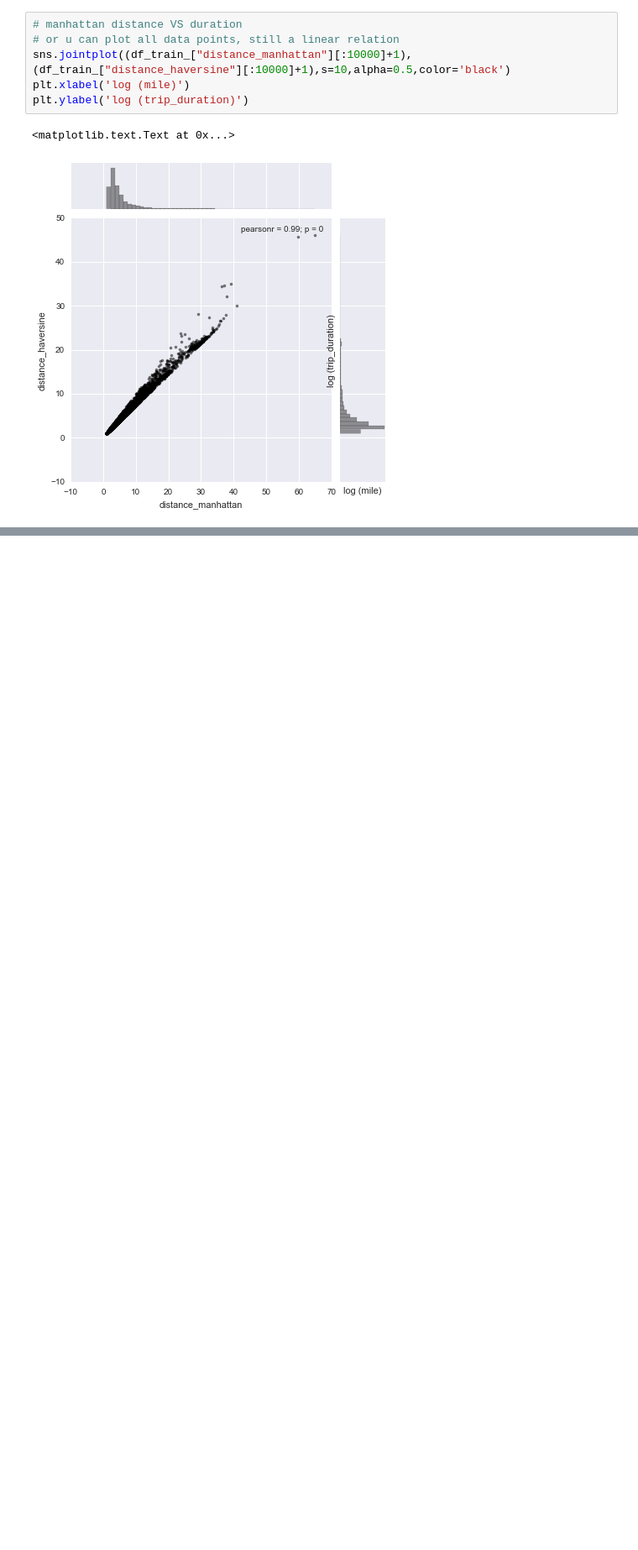
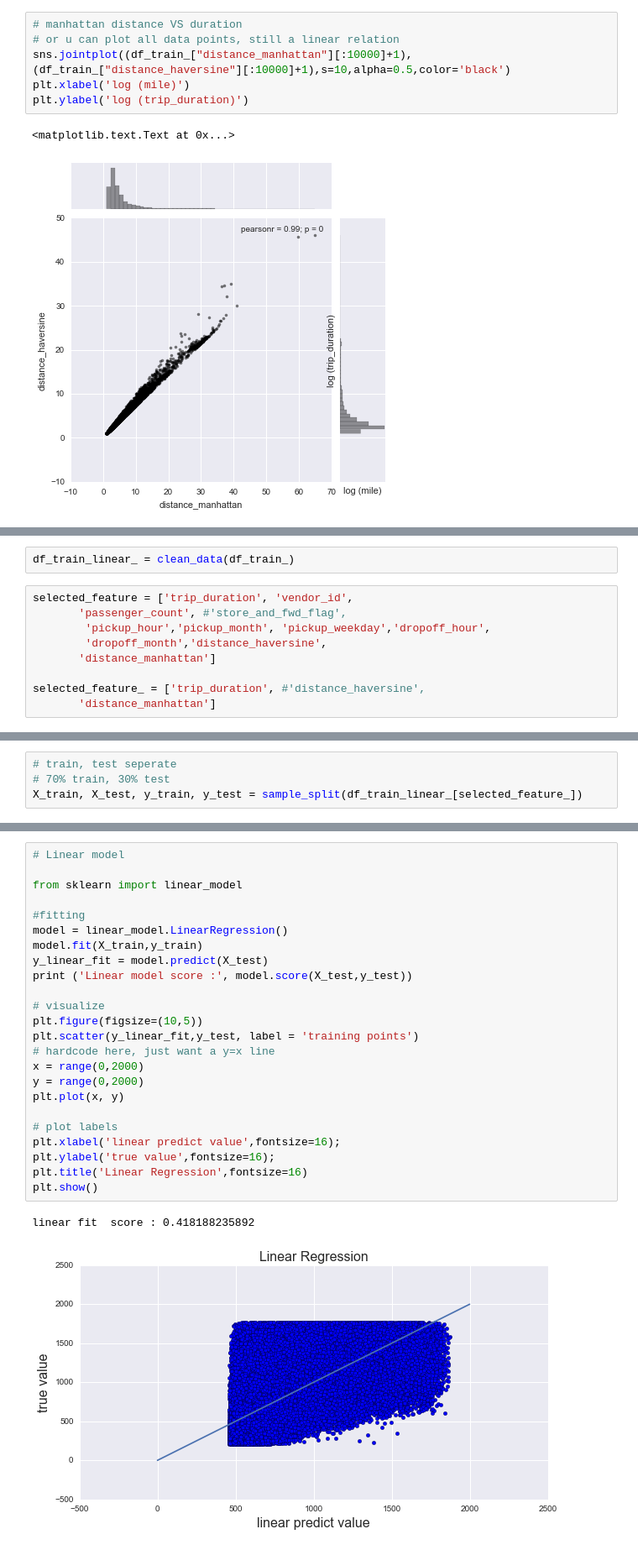
Before and after one commit to yennanliu/NYC_Taxi_Trip_Duration, a Jupyter notebook: notebook/NYC_Taxi_ML_V1_Yen.ipynb, the cells around one changed output, grey strips where cells are left out. Shown at 84% size. Saved outputs shown, nothing was run; the diff lists cells and outputs as text; blank space fills up the shorter version.

Commit message:
simple clean and fit data with linear model

```diff
--- a/notebook/NYC_Taxi_ML_V1_Yen.ipynb
+++ b/notebook/NYC_Taxi_ML_V1_Yen.ipynb
@@ -171,0 +231,11 @@ plt.ylabel('log (trip_duration)')
+# %%
+df_train_linear_ = clean_data(df_train_)
+# %%
+selected_feature = ['trip_duration', 'vendor_id',
+       'passenger_count', #'store_and_fwd_flag',
+        'pickup_hour','pickup_month', 'pickup_weekday','dropoff_hour',
+        'dropoff_month','distance_haversine',
+       'distance_manhattan']
+
+selected_feature_ = ['trip_duration', #'distance_haversine',
+       'distance_manhattan']
@@ -171,0 +247,4 @@ plt.ylabel('log (trip_duration)')
+# %%
+# train, test seperate
+# 70% train, 30% test
+X_train, X_test, y_train, y_test = sample_split(df_train_linear_[selected_feature_])
@@ -171,0 +253,27 @@ plt.ylabel('log (trip_duration)')
+# %%
+# Linear model
+
+from sklearn import linear_model
+
+#fitting
+model = linear_model.LinearRegression()
+model.fit(X_train,y_train)
+y_linear_fit = model.predict(X_test)
+print ('Linear model score :', model.score(X_test,y_test))
+
+# visualize
+plt.figure(figsize=(10,5))
+plt.scatter(y_linear_fit,y_test, label = 'training points')
+# hardcode here, just want a y=x line
+x = range(0,2000)
+y = range(0,2000)
+plt.plot(x, y)
+
+# plot labels
+plt.xlabel('linear predict value',fontsize=16);
+plt.ylabel('true value',fontsize=16);
+plt.title('Linear Regression',fontsize=16)
+plt.show()
+# %% [output]
+linear fit  score : 0.418188235892
+[figure, added]
```
Also changed, not shown: parts of 12 cells of this notebook.
